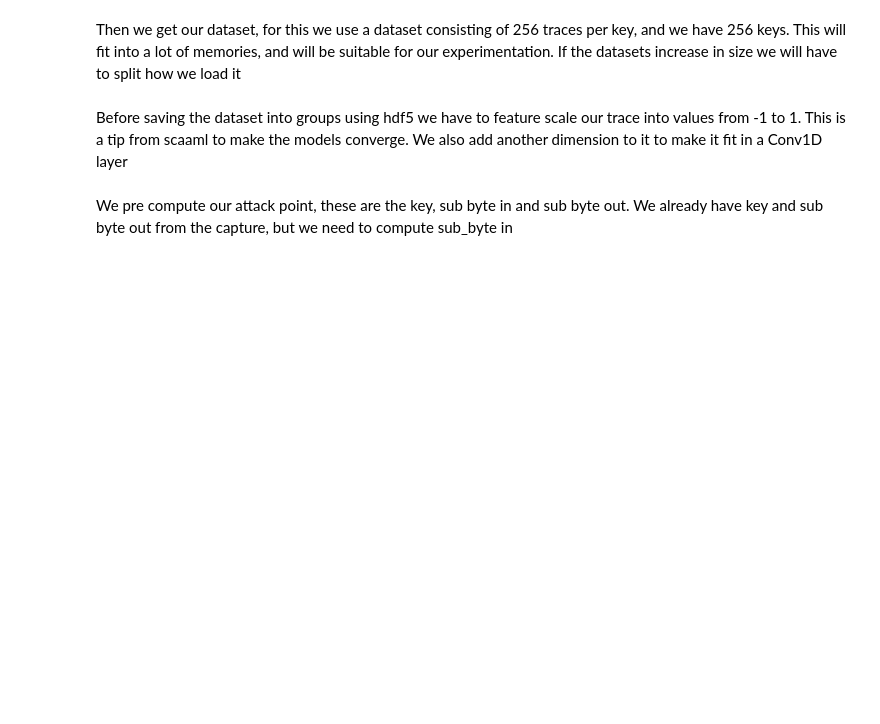
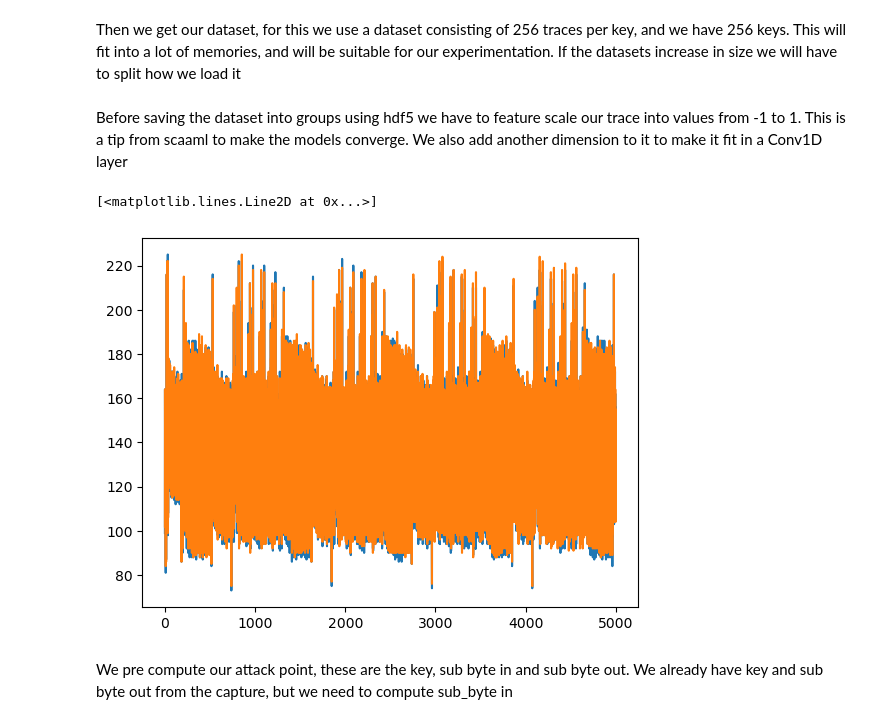
Before and after one commit to 671414/DAT255_SCA, a Jupyter notebook: notebooks/Creating datasets.ipynb, the cells around one changed output. Saved outputs shown, nothing was run; the diff lists cells and outputs as text; code cells hidden in the pictures; blank space fills up the shorter version.

```diff
--- a/notebooks/Creating datasets.ipynb
+++ b/notebooks/Creating datasets.ipynb
@@ -13,19 +13,37 @@ from tensorflow import Tensor
 # %% [markdown]
 Then we get our dataset, for this we use a dataset consisting of 256 traces per key, and we have 256 keys. This will fit into a lot of memories, and will be suitable for our experimentation. If the datasets increase in size we will have to
 split how we load it
+# %%
+dataset_name = "testing_set_new_kpts_2"
+max_size = 1000000
+num_sets = 20
+set_size = max_size // num_sets
+set_num = 0
 # %%
 #må byttes med der du har lagret filene
-file_path = "C:\\Users\\Kaspar\\ChipWhisperer5_64\\cw\\home\\portable\\chipwhisperer\\jupyter\\courses\\sca101\\TINYAES_test_set.hdf5"
+file_path = "C:\\Users\\Kaspar\\ChipWhisperer\\chipwhisperer\\jupyter\\courses\\sca101\\training_set.hdf5"
+#for et stort datasett gjøres denne operasjonen flere ganger, og så laster vi det heller bit for bit opp i drive
+#vår maks størrelse er 983 025 spor, som kommer av 1000000/65535 som gir oss 15 datasett bare glem det, her er det 500 per nøkkel
+ #denne kan endres på slutten. Har gjort dette så mye at det nærmer seg vits i å lage metoder
+start_index = set_num * set_size
+stop_index = (set_num + 1) * set_size
 with h5py.File(file_path, "r") as h5_file:
-    plaintext_set = h5_file['data'][:65536]
-    trace_set = h5_file['trace'][:65536]
-    key_set = h5_file['key'][:65536]
-    sub_byte_out_set = h5_file['sub_byte_out'][:65536]
+    plaintext_set = h5_file['data'][start_index:stop_index,]
+    trace_set = h5_file['trace'][start_index:stop_index,]
+    key_set = h5_file['key'][start_index:stop_index,]
+    #sub_byte_out_set = h5_file['sub_byte_out'][start_index:stop_index,]
 # %% [markdown]
 Before saving the dataset into groups using hdf5 we have to feature scale our trace into values from -1 to 1. This is a tip from scaaml to make the models converge. We also add another dimension to it to make it fit in a Conv1D layer
 # %%
-trace_set = tf.keras.layers.Rescaling(1. / 127.5, offset=-1)(trace_set)
-trace_set = tf.expand_dims(trace_set, axis=-1)
+scaled_trace_set = tf.keras.layers.Rescaling(1. / 127.5, offset=-1)(trace_set)
+scaled_trace_set = tf.expand_dims(trace_set, axis=-1)
+# %%
+import matplotlib.pyplot as plt
+plt.plot(trace_set[1])
+plt.plot(trace_set[1000])
+# %% [output]
+[<matplotlib.lines.Line2D at 0x...>]
+[figure, added]
 # %% [markdown]
 We pre compute our attack point, these are the key, sub byte in and sub byte out. We already have key and sub byte out from the capture, but we need to compute sub_byte in
 # %%
```
Also changed, not shown: parts of 5 cells of this notebook, 8 other files.
